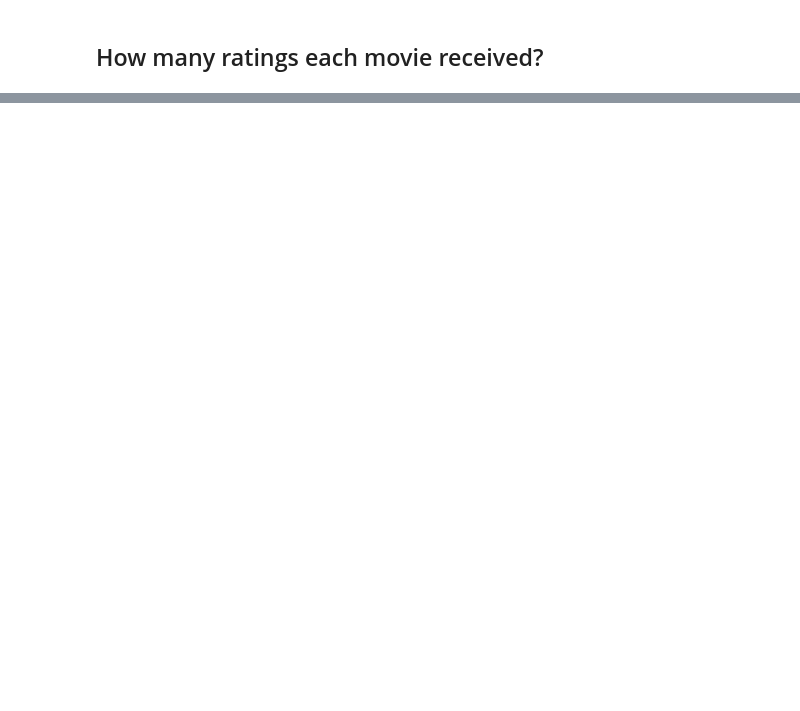
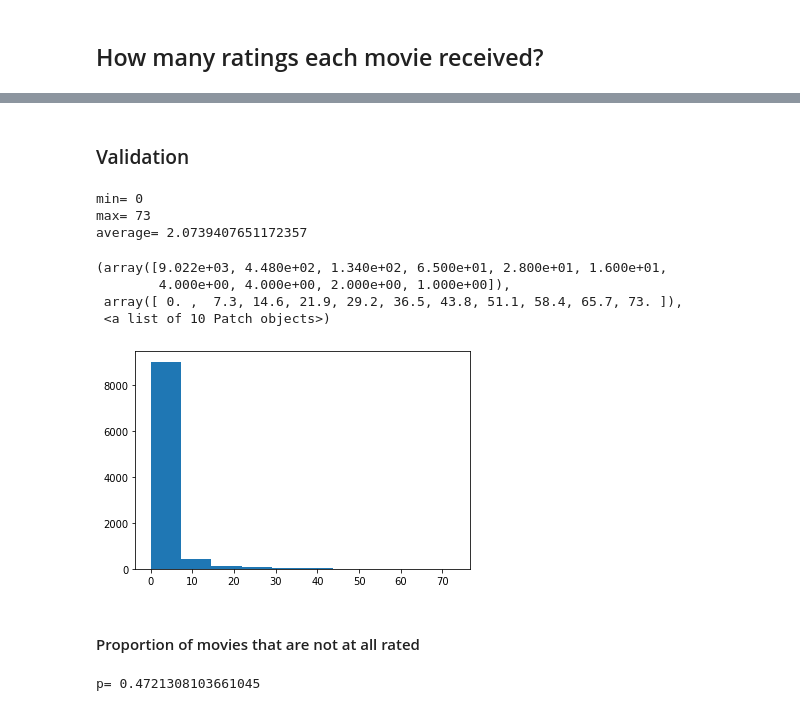
Before and after one commit to DaviesX/movie-lens, a Jupyter notebook: src/a_raw_data.ipynb, the cells around one changed output, grey strips where cells are left out. Drawn from its saved outputs; the diff is of its cells as text; code cells hidden in the pictures; blank space fills up the shorter version.

```diff
--- a/src/a_raw_data.ipynb
+++ b/src/a_raw_data.ipynb
@@ -81,0 +141,26 @@ p= 0.19631838749485808
+# %% [markdown]
+### Validation
+# %%
+um_csc = um_valid.tocsc()
+num_ratings_per_movie = np.sum(um_csc != 0, axis=0)
+num_ratings_per_movie = np.squeeze(np.asarray(num_ratings_per_movie))
+
+print("min=", np.min(num_ratings_per_movie))
+print("max=", np.max(num_ratings_per_movie))
+print("average=", np.mean(num_ratings_per_movie))
+plt.hist(x=num_ratings_per_movie, bins=10)
+# %% [output]
+min= 0
+max= 73
+average= 2.0739407651172357
+(array([9.022e+03, 4.480e+02, 1.340e+02, 6.500e+01, 2.800e+01, 1.600e+01,
+        4.000e+00, 4.000e+00, 2.000e+00, 1.000e+00]),
+ array([ 0. ,  7.3, 14.6, 21.9, 29.2, 36.5, 43.8, 51.1, 58.4, 65.7, 73. ]),
+ <a list of 10 Patch objects>)
+[figure, added]
+# %% [markdown]
+#### Proportion of movies that are not at all rated
+# %%
+print("p=", np.sum(num_ratings_per_movie == 0)/num_ratings_per_movie.shape[0])
+# %% [output]
+p= 0.4721308103661045
```
Also changed, not shown: parts of 20 cells of this notebook, 10 other files.
